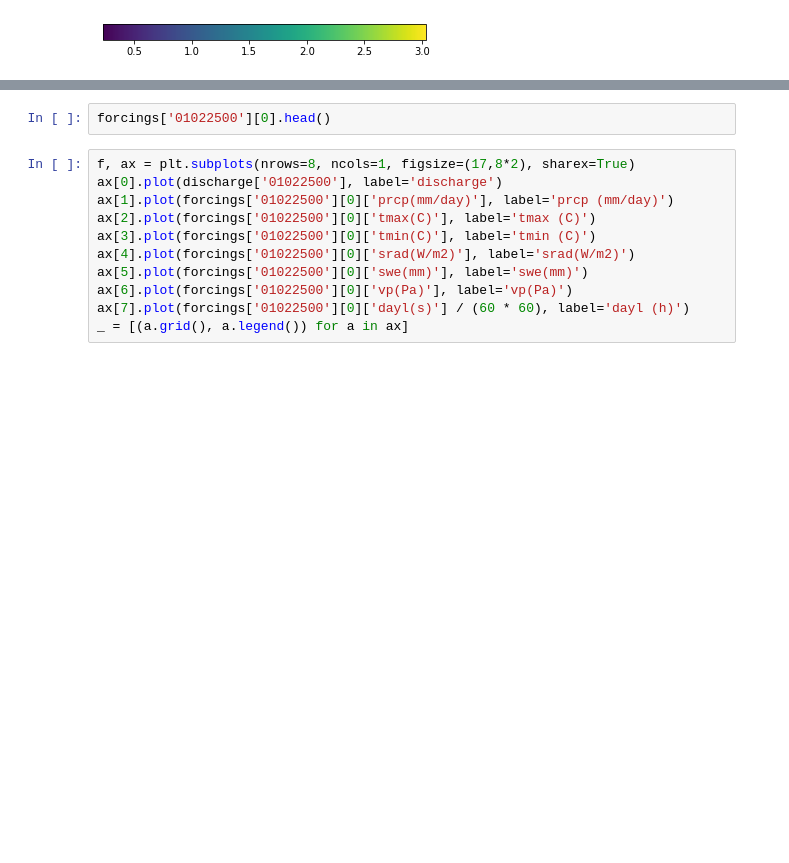
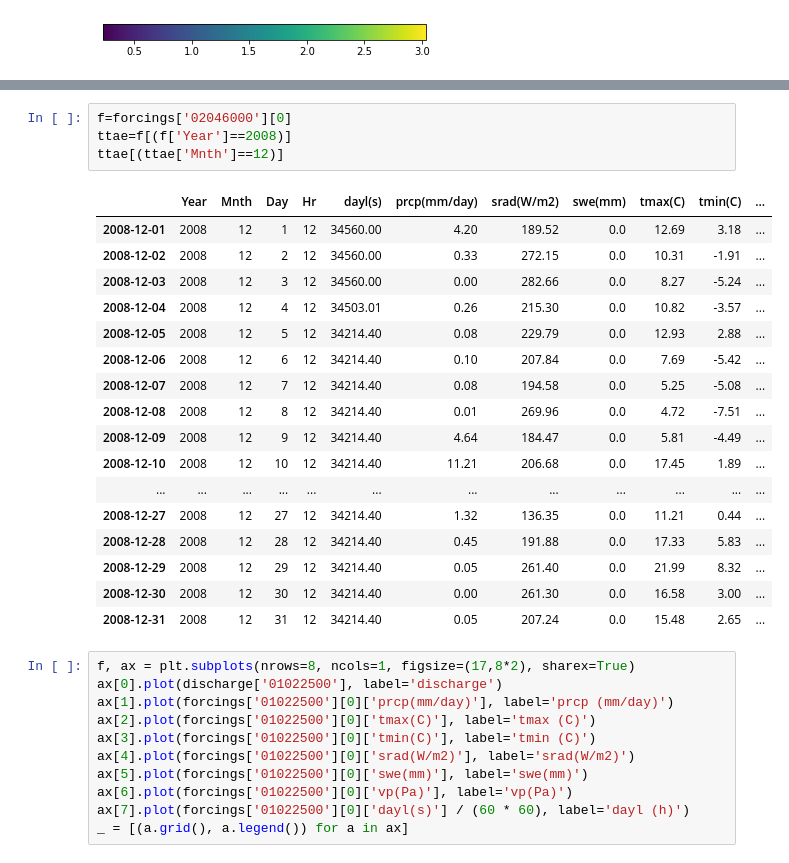
Before and after one commit to gauchm/ealstm_regional_modeling, a Jupyter notebook: notebooks/experiments.ipynb, the cells around one changed output, grey strips where cells are left out. Drawn from its saved outputs; the diff is of its cells as text; blank space fills up the shorter version.

```diff
--- a/notebooks/experiments.ipynb
+++ b/notebooks/experiments.ipynb
@@ -93,5 +94,25 @@ RuntimeError: No file for Basin 01022500 at []
-# %%
-forcings['01022500'][0].head()
+# %%
+f=forcings['02046000'][0]
+ttae=f[(f['Year']==2008)]
+ttae[(ttae['Mnth']==12)]
+# %% [output]
+|  | Year | Mnth | Day | Hr | dayl(s) | prcp(mm/day) | srad(W/m2) | swe(mm) | tmax(C) | tmin(C) | ... |
+| 2008-12-01 | 2008 | 12 | 1 | 12 | 34560.00 | 4.20 | 189.52 | 0.0 | 12.69 | 3.18 | ... |
+| 2008-12-02 | 2008 | 12 | 2 | 12 | 34560.00 | 0.33 | 272.15 | 0.0 | 10.31 | -1.91 | ... |
+| 2008-12-03 | 2008 | 12 | 3 | 12 | 34560.00 | 0.00 | 282.66 | 0.0 | 8.27 | -5.24 | ... |
+| 2008-12-04 | 2008 | 12 | 4 | 12 | 34503.01 | 0.26 | 215.30 | 0.0 | 10.82 | -3.57 | ... |
+| 2008-12-05 | 2008 | 12 | 5 | 12 | 34214.40 | 0.08 | 229.79 | 0.0 | 12.93 | 2.88 | ... |
+| 2008-12-06 | 2008 | 12 | 6 | 12 | 34214.40 | 0.10 | 207.84 | 0.0 | 7.69 | -5.42 | ... |
+| 2008-12-07 | 2008 | 12 | 7 | 12 | 34214.40 | 0.08 | 194.58 | 0.0 | 5.25 | -5.08 | ... |
+| 2008-12-08 | 2008 | 12 | 8 | 12 | 34214.40 | 0.01 | 269.96 | 0.0 | 4.72 | -7.51 | ... |
+| 2008-12-09 | 2008 | 12 | 9 | 12 | 34214.40 | 4.64 | 184.47 | 0.0 | 5.81 | -4.49 | ... |
+| 2008-12-10 | 2008 | 12 | 10 | 12 | 34214.40 | 11.21 | 206.68 | 0.0 | 17.45 | 1.89 | ... |
+| ... | ... | ... | ... | ... | ... | ... | ... | ... | ... | ... | ... |
+| 2008-12-27 | 2008 | 12 | 27 | 12 | 34214.40 | 1.32 | 136.35 | 0.0 | 11.21 | 0.44 | ... |
+| 2008-12-28 | 2008 | 12 | 28 | 12 | 34214.40 | 0.45 | 191.88 | 0.0 | 17.33 | 5.83 | ... |
+| 2008-12-29 | 2008 | 12 | 29 | 12 | 34214.40 | 0.05 | 261.40 | 0.0 | 21.99 | 8.32 | ... |
+| 2008-12-30 | 2008 | 12 | 30 | 12 | 34214.40 | 0.00 | 261.30 | 0.0 | 16.58 | 3.00 | ... |
+| 2008-12-31 | 2008 | 12 | 31 | 12 | 34214.40 | 0.05 | 207.24 | 0.0 | 15.48 | 2.65 | ... |
 # %%
 f, ax = plt.subplots(nrows=8, ncols=1, figsize=(17,8*2), sharex=True)
 ax[0].plot(discharge['01022500'], label='discharge')
```
Also changed, not shown: parts of 2 cells of this notebook, 2 other files.
